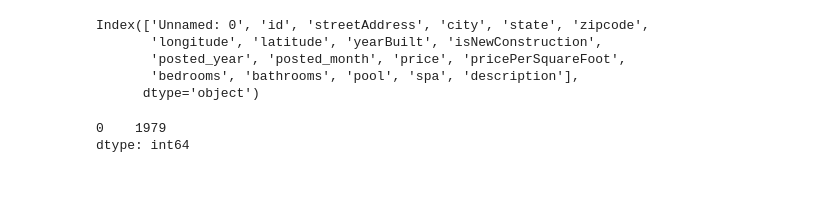
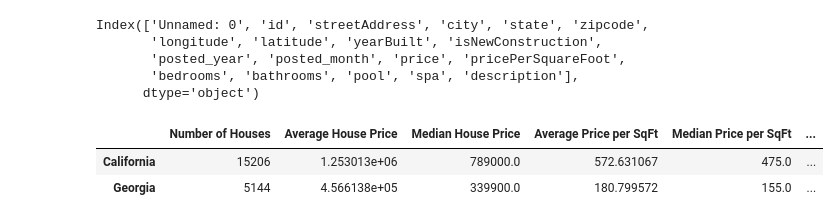
Before and after one commit to nuvvalaps/Project1-DataVis, a Jupyter notebook: Summary Statistics.ipynb, the cells around one changed output. Saved outputs shown, nothing was run; the diff lists cells and outputs as text; code cells hidden in the pictures; blank space fills up the shorter version.

```diff
--- a/Summary Statistics.ipynb
+++ b/Summary Statistics.ipynb
@@ -20,12 +22,47 @@ Index(['Unnamed: 0', 'id', 'streetAddress', 'city', 'state', 'zipcode',
        'bedrooms', 'bathrooms', 'pool', 'spa', 'description'],
       dtype='object')
 # %%
-california_new_houses = california_data.loc[california_data["isNewConstruction"] == 1].count()
+california_count = california_data["id"].count()
 california_average_price = california_data["price"].mean()
 california_median_price = california_data["price"].median()
 california_average_price_sqft = california_data["pricePerSquareFoot"].mean()
 california_median_price_sqft = california_data["pricePerSquareFoot"].median()
+california_new_houses = len(california_data.loc[california_data["isNewConstruction"] == 1])
+california_old_houses = len(california_data.loc[california_data["isNewConstruction"] == 0])
+california_oldest_house = california_data["yearBuilt"].min()
+california_newest_house = california_data["yearBuilt"].max()
 california_build_mode = california_data["yearBuilt"].mode()
+california_build_mode = california_build_mode.iloc[0]
+
+georgia_count = georgia_data["id"].count()
+georgia_average_price = georgia_data["price"].mean()
+georgia_median_price = georgia_data["price"].median()
+georgia_average_price_sqft = georgia_data["pricePerSquareFoot"].mean()
+georgia_median_price_sqft = georgia_data["pricePerSquareFoot"].median()
+georgia_new_houses = len(georgia_data.loc[georgia_data["isNewConstruction"] == 1])
+georgia_old_houses = len(georgia_data.loc[georgia_data["isNewConstruction"] == 0])
+georgia_oldest_house = georgia_data["yearBuilt"].min()
+georgia_newest_house = georgia_data["yearBuilt"].max()
+georgia_build_mode = georgia_data["yearBuilt"].mode()
+georgia_build_mode = georgia_build_mode.iloc[0]
-# %% [output]
-0    1979
-dtype: int64
+# %%
+summary_series = { "Number of Houses" : [california_count, georgia_count],
+                "Average House Price" : [california_average_price, georgia_average_price],
+                "Median House Price" : [california_median_price, georgia_median_price],
+                "Average Price per SqFt" : [california_average_price_sqft, georgia_average_price_sqft],
+                "Median Price per SqFt" : [california_median_price_sqft, georgia_median_price_sqft],
+                "Number of Old Homes" : [california_old_houses, georgia_old_houses],
+                "Number of New Homes" : [california_new_houses, georgia_new_houses],
+                "Oldest Home" : [california_oldest_house, georgia_oldest_house],
+                "Newest Home" : [california_newest_house, georgia_newest_house],
+                "Most Frequent Build Year" : [california_build_mode, georgia_build_mode],
+                }
+
+summary_comparison = pd.DataFrame(data = summary_series, index = ["California", "Georgia"])
+
+
+summary_comparison
+# %% [output]
+|  | Number of Houses | Average House Price | Median House Price | Average Price per SqFt | Median Price per SqFt | ... |
+| California | 15206 | 1.253013e+06 | 789000.0 | 572.631067 | 475.0 | ... |
+| Georgia | 5144 | 4.566138e+05 | 339900.0 | 180.799572 | 155.0 | ... |
```
Also changed, not shown: parts of 8 cells of this notebook, 2 other files.
